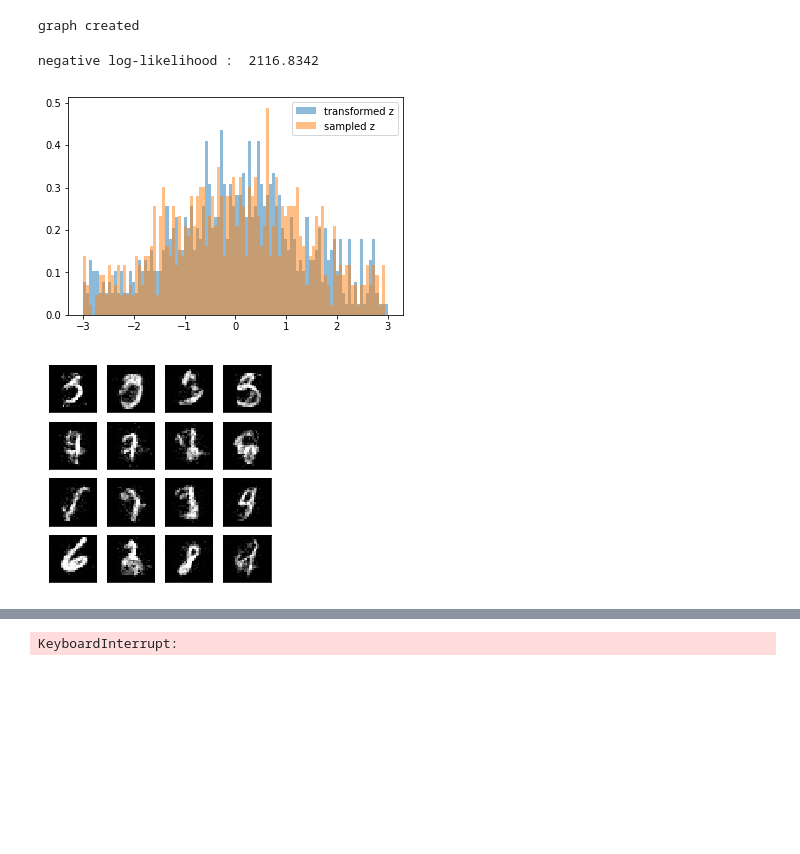
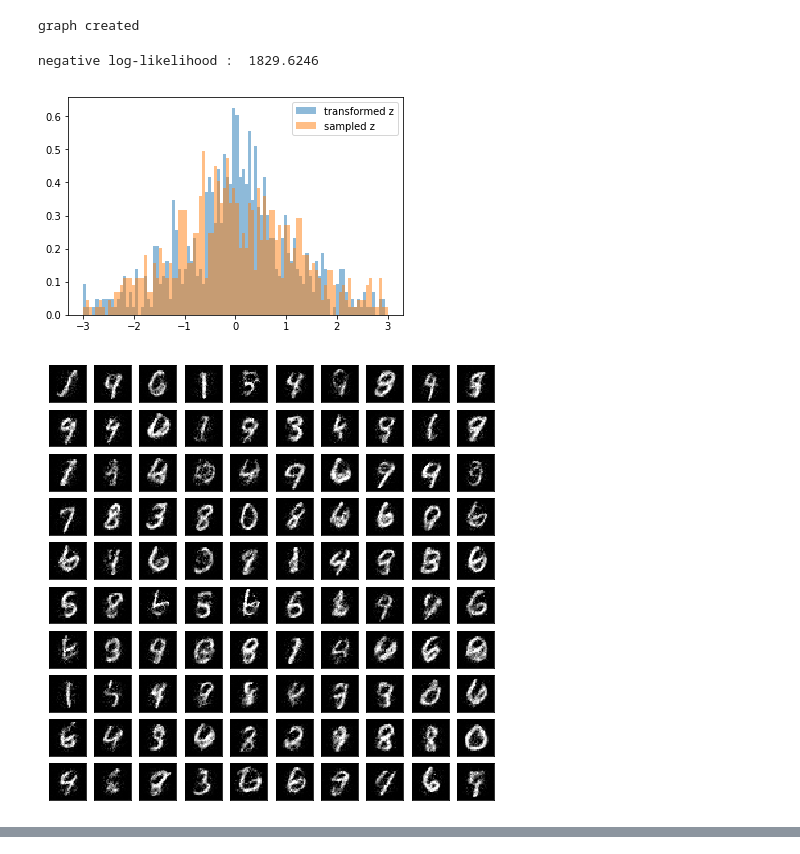
Before and after one commit to scpark20/flow, a Jupyter notebook: NICE.ipynb, the cells around one changed output, grey strips where cells are left out. Drawn from its saved outputs; the diff is of its cells as text; code cells hidden in the pictures; blank space fills up the shorter version.

```diff
--- a/NICE.ipynb
+++ b/NICE.ipynb
@@ -109,7 +109,7 @@ Height = 28
 Width = 28
 Dim = Height * Width
 H_Dim = 1000
-coupling_layers_num = 5
+coupling_layers_num = 10
 GAUSSIAN, LOGISTIC = 0, 1
 prior = LOGISTIC
 
@@ -144,23 +144,20 @@ loss = tf.reduce_mean(-log_likelihoods)
 
 temperature = tf.get_variable('temperature', shape=(), dtype=tf.float32)
 if prior == GAUSSIAN:
-    z_sampled = tf.random.normal(shape=[16, Dim], stddev=temperature)
+    z_sampled = tf.random.normal(shape=[100, Dim], stddev=temperature)
 else: # prior == LOGISTIC:
-    z_sampled = tf.contrib.distributions.Logistic(loc=0., scale=temperature).sample([16, Dim])
+    z_sampled = tf.contrib.distributions.Logistic(loc=0., scale=temperature).sample([100, Dim])
 
 h_backward = z_sampled / s
 for coupling_layer in reversed(coupling_layers):
     h_backward = coupling_layer.backward(h_backward, reuse=True)
 
-x_sampled = tf.reshape(h_backward, [16, Height, Width])
+x_sampled = tf.reshape(h_backward, [100, Height, Width])
 
 # optimization
-
-optim = tf.train.AdamOptimizer(1e-3).minimize(loss)
-
+optim = tf.train.AdamOptimizer(learning_rate=1e-3).minimize(loss)
 
 # session create
-
 sess = tf.Session()
 sess.run(tf.global_variables_initializer())
 
@@ -170,41 +167,39 @@ graph created
 # %%
 from IPython.display import clear_output
 from tqdm import tqdm_notebook as tqdm
 import time
 
-batch_size = 1000
+batch_size = 100
 
 while(True):
     for _ in tqdm(range(1000)):
         indexes = np.random.randint(0, len(x_train), batch_size)
         _inputs = x_train[indexes]
         _, _loss, _z = sess.run([optim, loss, z], feed_dict={inputs: _inputs})
 
-
     clear_output()
     print('negative log-likelihood : ', -_loss)
 
     _z = _z[-1]
 
-    _z_sampled, _x_sampled = sess.run([z_sampled, x_sampled], feed_dict={temperature: 1.0})
+    _z_sampled, _x_sampled = sess.run([z_sampled, x_sampled], feed_dict={temperature: 0.8})
     _x_sampled = np.clip(_x_sampled, 0., 1.)
     _z_sampled = _z_sampled[-1]
 
     _, _, _z_handle = plt.hist(_z, bins=100, range=[-3., 3.], density=True, alpha=0.5, label='transformed z')
     _, _, _z_sampled_handle = plt.hist(_z_sampled, bins=100, range=[-3., 3.], density=True, alpha=0.5, label='sampled z')
     plt.legend()
     plt.show()
 
-    plt.figure(figsize=[4, 4])
-    for i in range(16):
-        plt.subplot(4, 4, i+1)
+    plt.figure(figsize=[8, 8])
+    for i in range(100):
+        plt.subplot(10, 10, i+1)
         plt.imshow(_x_sampled[i], cmap='gray')
         plt.xticks([])
         plt.yticks([])
     plt.show()
 # %% [output]
-negative log-likelihood :  2116.8342
+negative log-likelihood :  1829.6246
-[figure, old version]
+[figure, new version]
-[figure, old version]
+[figure, new version]
 [interactive output not drawn]
-KeyboardInterrupt:
```
